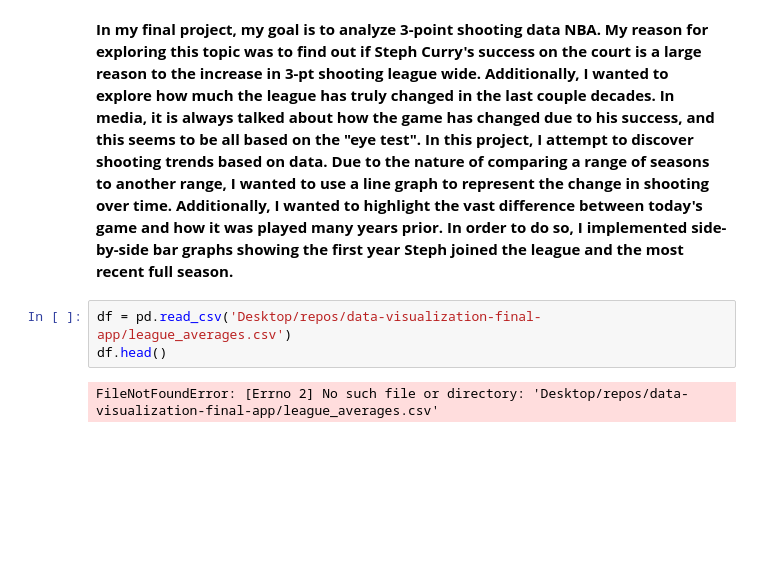
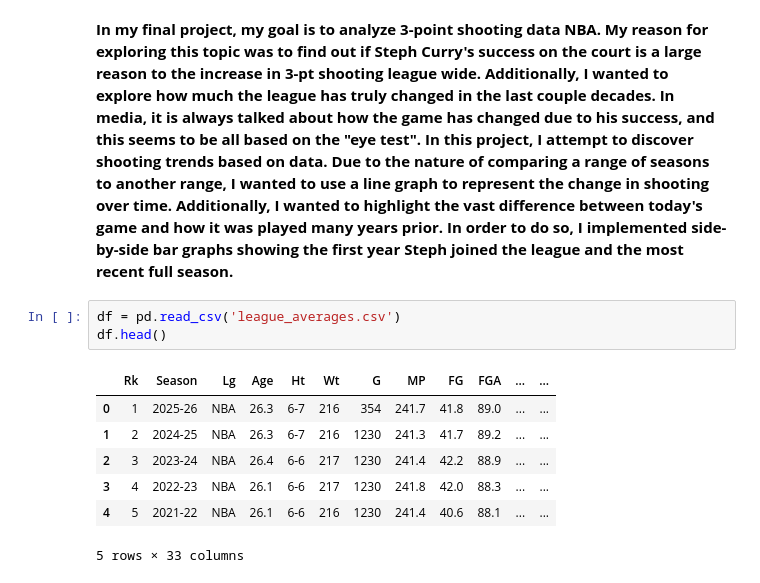
Before and after one commit to danielvo1/steph_curry_impact, a Jupyter notebook: steph_curry_final.ipynb, the cells around one changed output. Cells and saved outputs as stored; diff of their text form; blank space fills up the shorter version.

```diff
--- a/steph_curry_final.ipynb
+++ b/steph_curry_final.ipynb
@@ -7,10 +7,16 @@ RendererRegistry.enable('mimetype')
 # %% [markdown]
 **In my final project, my goal is to analyze 3-point shooting data NBA. My reason for exploring this topic was to find out if Steph Curry's success on the court is a large reason to the increase in 3-pt shooting league wide. Additionally, I wanted to explore how much the league has truly changed in the last couple decades. In media, it is always talked about how the game has changed due to his success, and this seems to be all based on the "eye test". In this project, I attempt to discover shooting trends based on data. Due to the nature of comparing a range of seasons to another range, I wanted to use a line graph to represent the change in shooting over time. Additionally, I wanted to highlight the vast difference between today's game and how it was played many years prior. In order to do so, I implemented side-by-side bar graphs showing the first year Steph joined the league and the most recent full season.**
 # %%
-df = pd.read_csv('Desktop/repos/data-visualization-final-app/league_averages.csv')
+df = pd.read_csv('league_averages.csv')
 df.head()
 # %% [output]
+|  | Rk | Season | Lg | Age | Ht | Wt | G | MP | FG | FGA | ... | ... |
+| 0 | 1 | 2025-26 | NBA | 26.3 | 6-7 | 216 | 354 | 241.7 | 41.8 | 89.0 | ... | ... |
+| 1 | 2 | 2024-25 | NBA | 26.3 | 6-7 | 216 | 1230 | 241.3 | 41.7 | 89.2 | ... | ... |
+| 2 | 3 | 2023-24 | NBA | 26.4 | 6-6 | 217 | 1230 | 241.4 | 42.2 | 88.9 | ... | ... |
+| 3 | 4 | 2022-23 | NBA | 26.1 | 6-6 | 217 | 1230 | 241.8 | 42.0 | 88.3 | ... | ... |
+| 4 | 5 | 2021-22 | NBA | 26.1 | 6-6 | 216 | 1230 | 241.4 | 40.6 | 88.1 | ... | ... |
-FileNotFoundError: [Errno 2] No such file or directory: 'Desktop/repos/data-visualization-final-app/league_averages.csv'
+5 rows × 33 columns
 # %%
 base = alt.Chart(df).mark_line().encode(
     x='Season',
```
Also changed, not shown: parts of 9 cells of this notebook.
